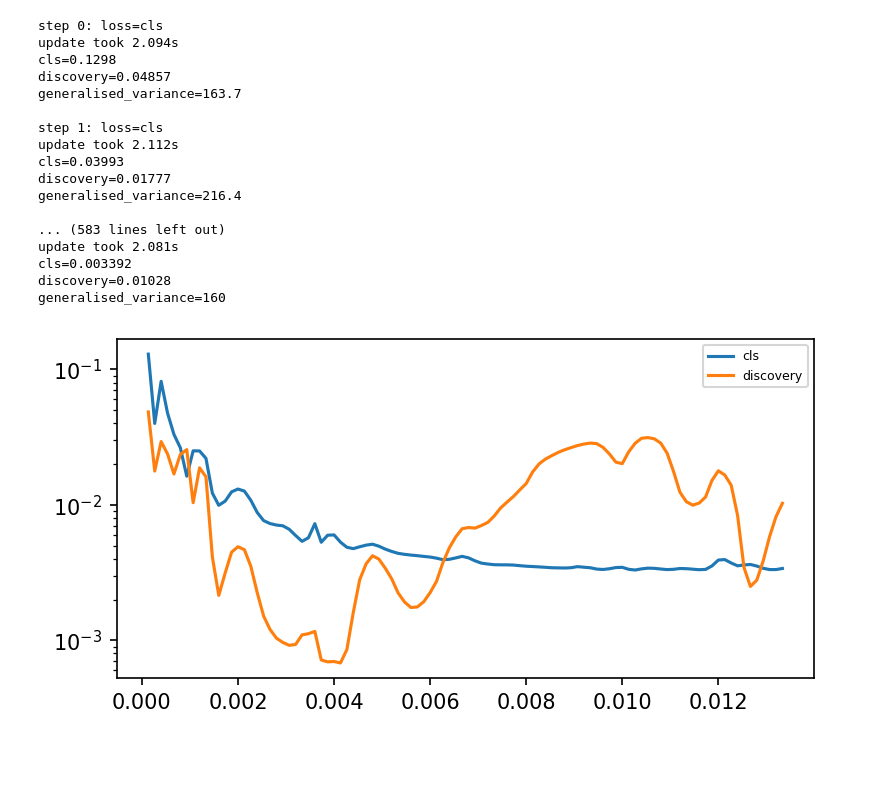
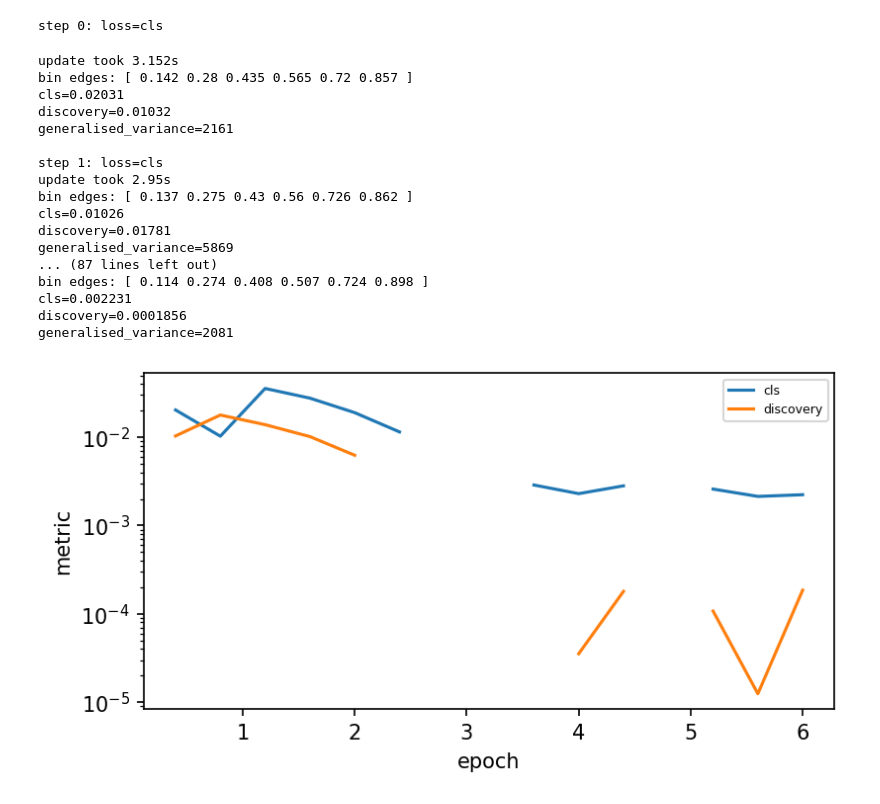
Before and after one commit to gradhep/relaxed, a Jupyter notebook: examples/neos.ipynb, the cells around one changed output. Saved outputs shown, nothing was run; the diff lists cells and outputs as text; code cells hidden in the pictures; blank space fills up the shorter version.

```diff
--- a/examples/neos.ipynb
+++ b/examples/neos.ipynb
@@ -8,6 +8,7 @@ from jax.random import PRNGKey, multivariate_normal
 import pyhf
 from typing import Callable, Any
 from functools import partial
+import matplotlib.pyplot as plt
 
 jax.config.update("jax_enable_x64", True)
 pyhf.set_backend("jax")
@@ -24,7 +25,7 @@ def generate_data(
     num_points=10000,
     sig_mean=(-1, 1),
     bup_mean=(4.5, 2),
-    bdown_mean=(-2.5, -2.5),
+    bdown_mean=(-4.5, -5.5),
     b_mean=(0, 0),
 ):
     sig = multivariate_normal(
@@ -66,7 +67,7 @@ def hists_from_pars(
 ) -> dict[str, Array]:
     """Function that takes in data + analysis config parameters, and constructs yields."""
     nn_output = {k: nn(pars["nn_pars"], data[k]).ravel() for k in data}
-    bins = pars["bins"] if "bins" in pars else bins
+    bins = jnp.array([0, *pars["bins"], 1]) if "bins" in pars else bins
     # make sure bins don't overlap
     bins_new = jnp.concatenate(
         (
@@ -237,8 +236,7 @@ WARNING:absl:No GPU/TPU found, falling back to CPU. (Set TF_CPP_MIN_LOG_LEVEL=0
 from sklearn.model_selection import train_test_split
 import numpy.random as npr
 
-batch_size = 256
-
+batch_size = 3000
 data = generate_data(rng=rng_state, num_points=10000)
 split = train_test_split(*data, random_state=rng_state)
 train, test = split[::2], split[1::2]
@@ -264,9 +262,9 @@ import optax
 from time import perf_counter
 
 include_bins = True
-bins = jnp.linspace(0, 1, 5)
+bins = jnp.linspace(0, 1, 8)
 lr = 6e-3
-num_steps = 100
+num_steps = 15
 data_types = ["sig", "bkg_nominal", "bkg_up", "bkg_down"]
 loss = partial(
     pipeline,
@@ -279,21 +277,23 @@ solver = OptaxSolver(loss, opt=optax.adam(lr), jit=True)
 
 pyhf.set_backend("jax", default=True)
 if include_bins:
-    init_pars["bins"] = bins
+    init_pars["bins"] = bins[1:-1]  # don't want to float endpoints
     state = solver.init_state(init_pars)
 else:
     if "bins" in init_pars:
         del init_pars["bins"]
     state = solver.init_state(init_pars)
 params = init_pars
+best_params = init_pars
+best_loss = 10.0
 metrics = {k: [] for k in ["cls", "discovery", "generalised_variance"]}
-objective = "cls"
+objective = "inferno"
 for i in range(num_steps):
     print(f"step {i}: loss={objective}")
     data = next(batch_iterator)
     start = perf_counter()
     params, state = solver.update(
-        params, state, bins=bins, data=data, loss=objective, bandwidth=1e-1
+        params, state, bins=bins, data=data, loss=objective, bandwidth=5e-2
     )
     end = perf_counter()
     print(f"update took {end-start:.4g}s")
@@ -303,36 +303,40 @@ for i in range(num_steps):
         test_metric = loss(params, bins=bins, data=test, loss=metric, bandwidth=1e-8)
         print(f"{metric}={test_metric:.4g}")
         metrics[metric].append(test_metric)
+    if metrics["discovery"][-1] + metrics["cls"][-1] < best_loss:
+        best_params = params
+        best_loss = metrics["discovery"][-1] + metrics["cls"][-1]
     print()
 # %% [output]
 step 0: loss=cls
-update took 2.094s
-cls=0.1298
-discovery=0.04857
-generalised_variance=163.7
-
-step 1: loss=cls
-update took 2.112s
-cls=0.03993
-discovery=0.01777
-generalised_variance=216.4
-
-... (583 lines left out)
-update took 2.081s
-cls=0.003392
-discovery=0.01028
-generalised_variance=160
+update took 3.152s
+bin edges: [ 0.142 0.28 0.435 0.565 0.72 0.857 ]
+cls=0.02031
+discovery=0.01032
+generalised_variance=2161
+
+step 1: loss=cls
+update took 2.95s
+bin edges: [ 0.137 0.275 0.43 0.56 0.726 0.862 ]
+cls=0.01026
+discovery=0.01781
+generalised_variance=5869
+... (87 lines left out)
+bin edges: [ 0.114 0.274 0.408 0.507 0.724 0.898 ]
+cls=0.002231
+discovery=0.0001856
+generalised_variance=2081
 # %%
 import matplotlib.pyplot as plt
 
-epoch_grid = (jnp.array(list(range(1, num_steps + 1))) + batch_size) / num_train
+epoch_grid = (jnp.array(list(range(1, num_steps + 1))) * batch_size) / num_train
 for k, v in metrics.items():
     if k != "generalised_variance":
         plt.plot(epoch_grid, v, label=k)
 plt.yscale("log")
 plt.legend()
 plt.xlabel("epoch")
 plt.ylabel("metric")
 plt.savefig("float.png")
 # %% [output]
-[figure, old version]
+[figure, new version]
```
Also changed, not shown: parts of 4 cells of this notebook.
